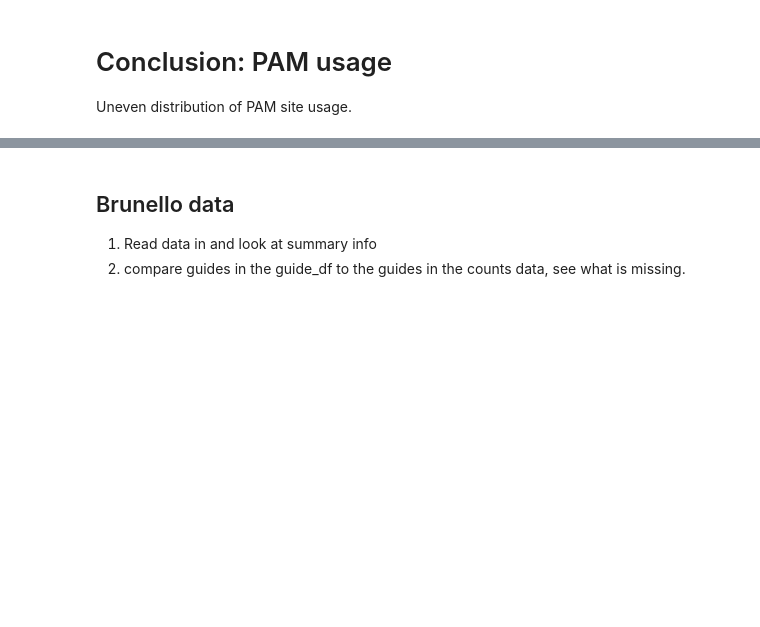
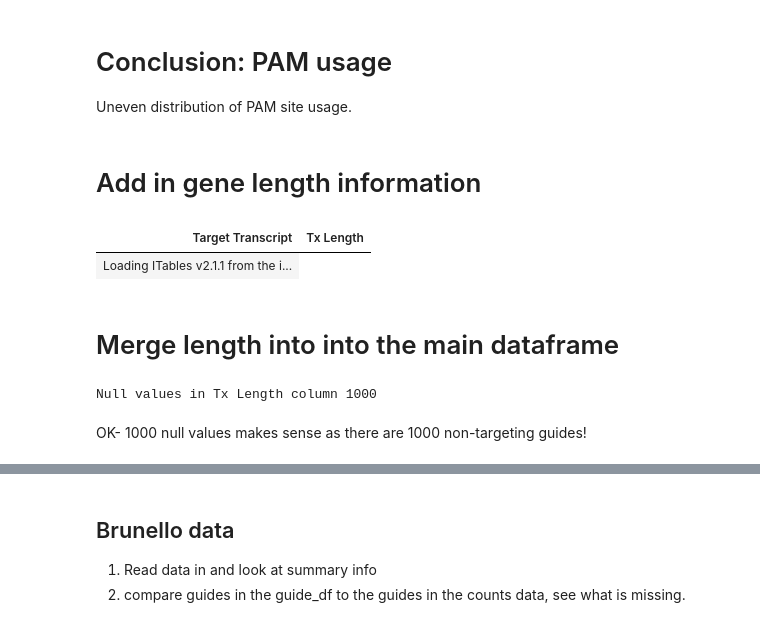
Before and after one commit to deannachurch/SBCapstone_CRISPRScreens, a Jupyter notebook: notebooks/Brunello_count_library.ipynb, the cells around one changed output, grey strips where cells are left out. Drawn from its saved outputs; the diff is of its cells as text; code cells hidden in the pictures; blank space fills up the shorter version.

Commit message:
Added Tx length to main guide df

```diff
--- a/notebooks/Brunello_count_library.ipynb
+++ b/notebooks/Brunello_count_library.ipynb
@@ -215,3 +218,38 @@ plt.show()
 # Conclusion: PAM usage
 
 Uneven distribution of PAM site usage.
+# %% [markdown]
+# Add in gene length information
+# %%
+with open('../data/processed/tx_info.json', 'r') as file:
+    tx_dict = json.load(file)
+
+# Convert dictionary to a list of tuples [(key1, value1), (key2, value2), ...]
+data = list(tx_dict.items())
+
+# Create a DataFrame from the list of tuples
+tx_df = pd.DataFrame(data, columns=['Target Transcript', 'Tx Length'])
+
+# Show the first few rows of the DataFrame
+show(tx_df.head())
+# %% [output]
+| Target Transcript | Tx Length |
+| Loading ITables v2.1.1 from the i... |
+# %% [markdown]
+# Merge length into into the main dataframe
+# %%
+#merge length info into the main dataframe
+guide_len_df = guide_df.merge(tx_df, on='Target Transcript', how='left')
+
+print(f"Null values in Tx Length column {guide_len_df['Tx Length'].isnull().sum()}")
+#clean old dfs
+#del guide_df
+#del tx_df
+#guide_df=guide_len_df
+
+
+#show(guide_len_df.head())
+# %% [output]
+Null values in Tx Length column 1000
+# %% [markdown]
+OK- 1000 null values makes sense as there are 1000 non-targeting guides!
```
Also changed, not shown: parts of 3 cells of this notebook.
